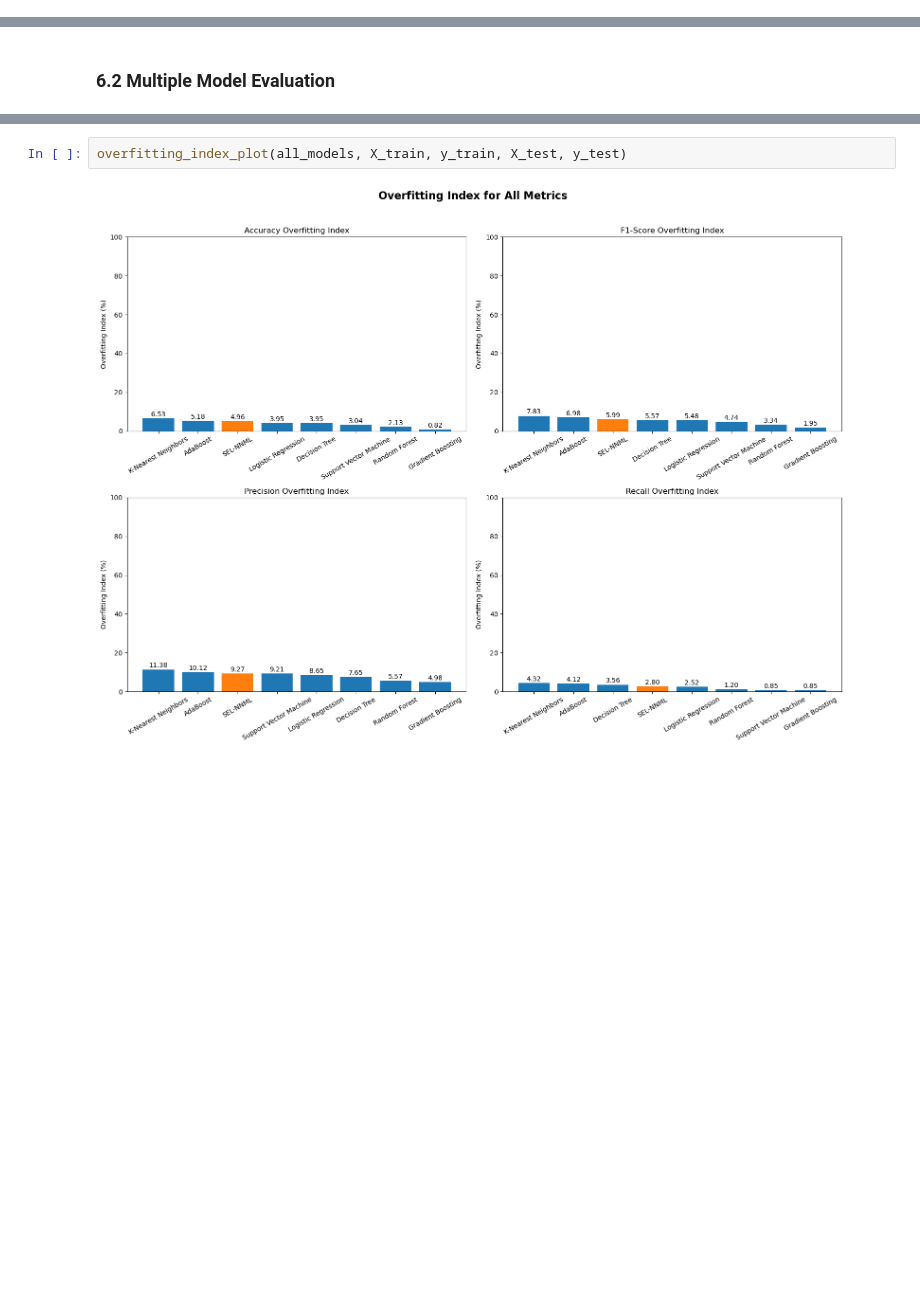
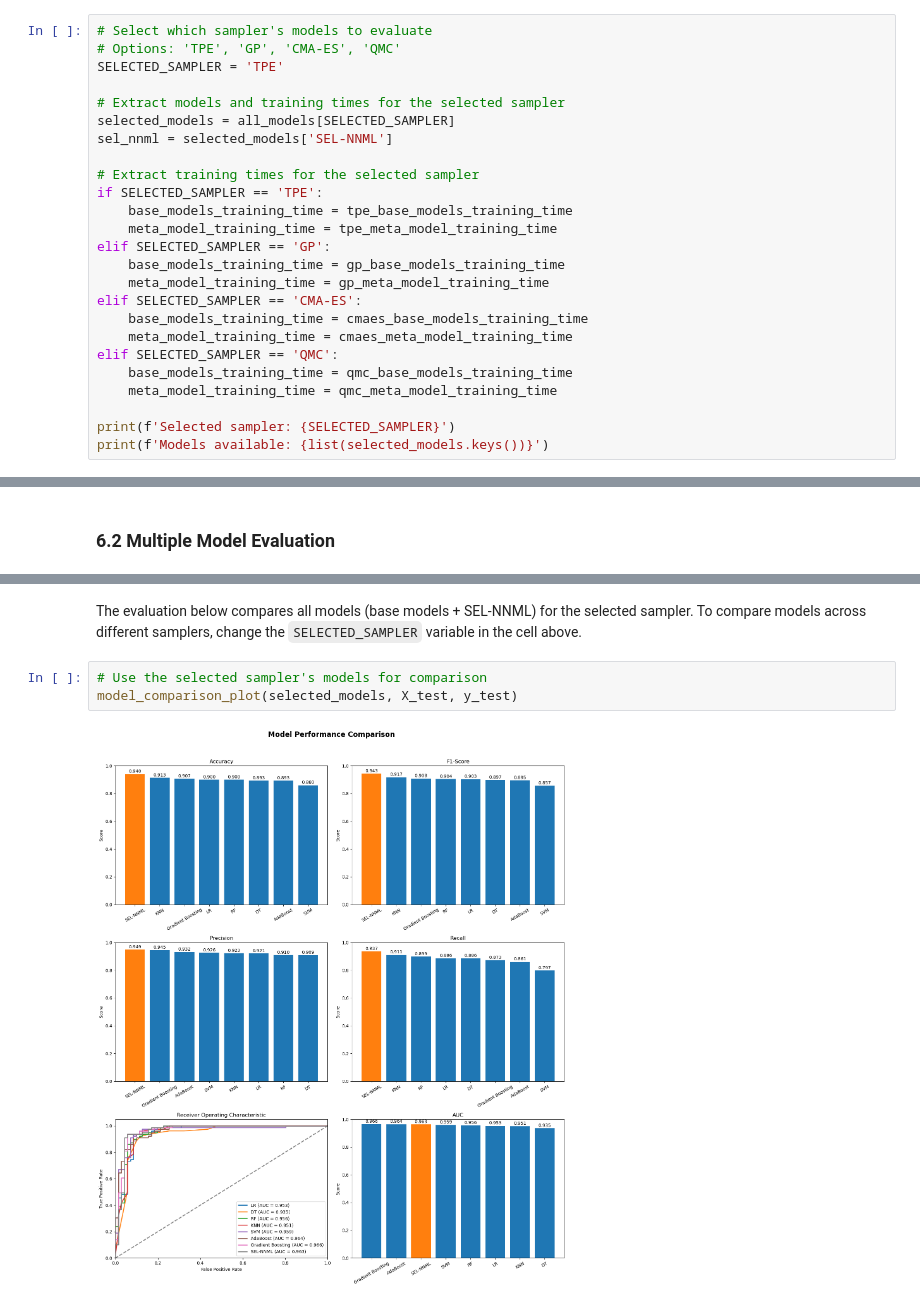
Before and after one commit to azhar-anas/sel-nnml-heart-disease-prediction, a Jupyter notebook: notebooks/2.1_ds1_sel-nnml_tunin-training.ipynb, the cells around one changed output, grey strips where cells are left out. Saved outputs shown, nothing was run; the diff lists cells and outputs as text; blank space fills up the shorter version.

```diff
--- a/notebooks/2.1_ds1_sel-nnml_tunin-training.ipynb
+++ b/notebooks/2.1_ds1_sel-nnml_tunin-training.ipynb
@@ -1649,0 +2145,25 @@ def overfitting_index_plot(all_models, x_train, y_train, x_test, y_test):
+# %%
+# Select which sampler's models to evaluate
+# Options: 'TPE', 'GP', 'CMA-ES', 'QMC'
+SELECTED_SAMPLER = 'TPE'
+
+# Extract models and training times for the selected sampler
+selected_models = all_models[SELECTED_SAMPLER]
+sel_nnml = selected_models['SEL-NNML']
+
+# Extract training times for the selected sampler
+if SELECTED_SAMPLER == 'TPE':
+    base_models_training_time = tpe_base_models_training_time
+    meta_model_training_time = tpe_meta_model_training_time
+elif SELECTED_SAMPLER == 'GP':
+    base_models_training_time = gp_base_models_training_time
+    meta_model_training_time = gp_meta_model_training_time
+elif SELECTED_SAMPLER == 'CMA-ES':
+    base_models_training_time = cmaes_base_models_training_time
+    meta_model_training_time = cmaes_meta_model_training_time
+elif SELECTED_SAMPLER == 'QMC':
+    base_models_training_time = qmc_base_models_training_time
+    meta_model_training_time = qmc_meta_model_training_time
+
+print(f'Selected sampler: {SELECTED_SAMPLER}')
+print(f'Models available: {list(selected_models.keys())}')
@@ -1682,4 +2201,7 @@ model_comparison_plot(all_models, X_test, y_test)
-# %%
-overfitting_index_plot(all_models, X_train, y_train, X_test, y_test)
-# %% [output]
-[figure, removed]
+# %% [markdown]
+The evaluation below compares all models (base models + SEL-NNML) for the selected sampler. To compare models across different samplers, change the `SELECTED_SAMPLER` variable in the cell above.
+# %%
+# Use the selected sampler's models for comparison
+model_comparison_plot(selected_models, X_test, y_test)
+# %% [output]
+[figure, added]
```
Also changed, not shown: parts of 62 cells of this notebook, 6 other files.
